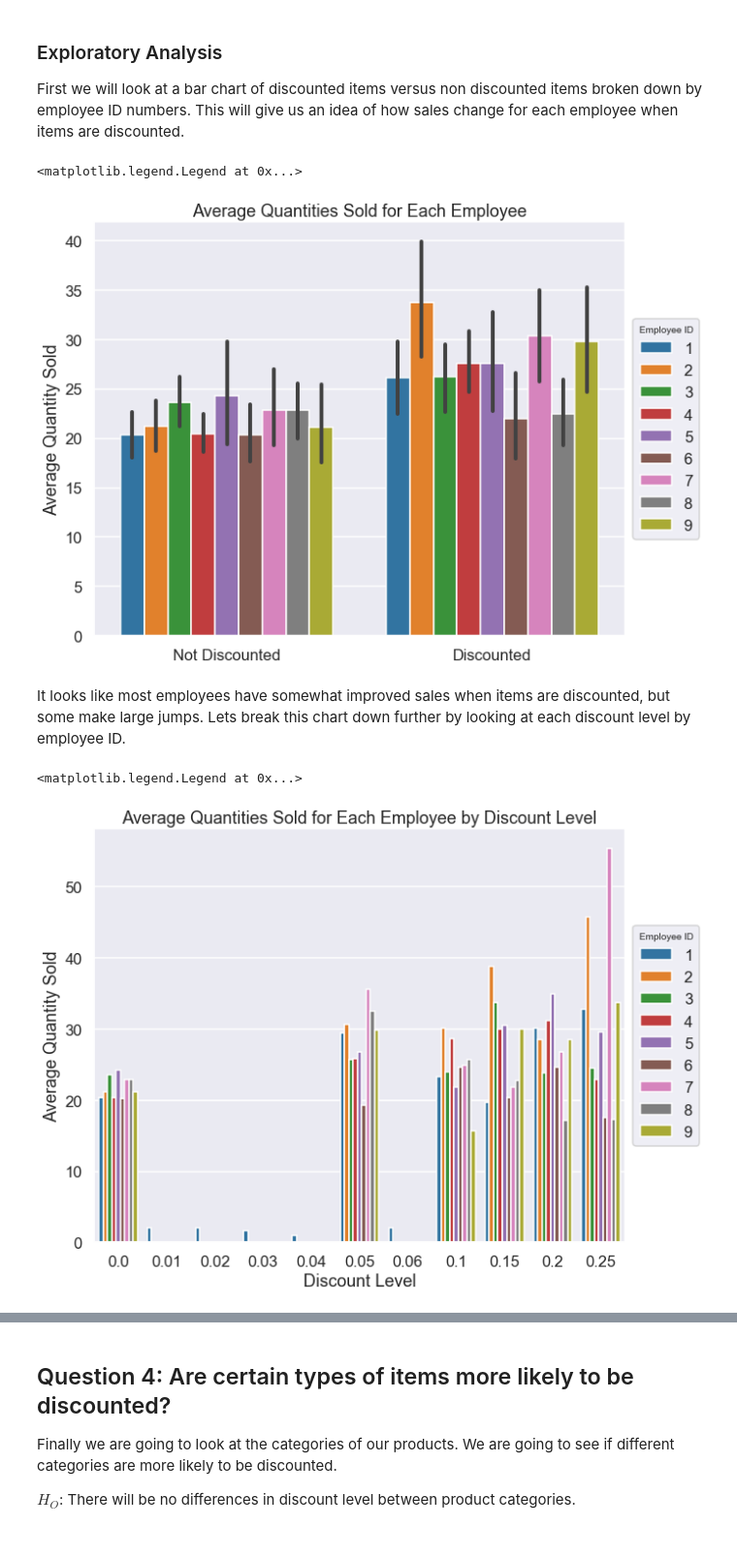
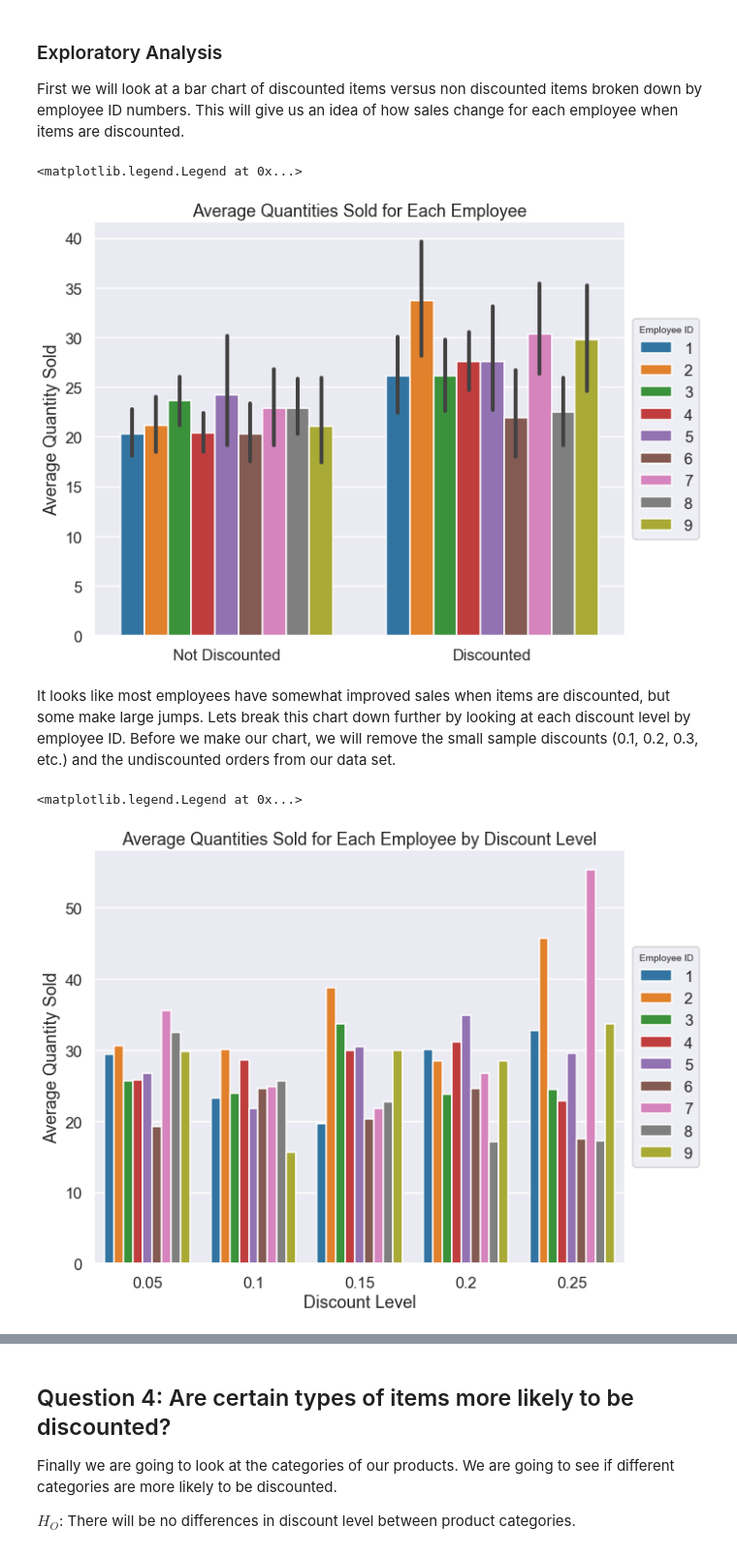
Before and after one commit to CGrannan/hypothesis-testing-with-the-Northwind-Database, a Jupyter notebook: Notebook.ipynb, the cells around one changed output, grey strips where cells are left out. Shown at 97% size. Drawn from its saved outputs; the diff is of its cells as text; code cells hidden in the pictures.

```diff
--- a/Notebook.ipynb
+++ b/Notebook.ipynb
@@ -562,24 +602,28 @@ q3.describe()
 First we will look at a bar chart of discounted items versus non discounted items broken down by employee ID numbers. This will give us an idea of how sales change for each employee when items are discounted.
 # %%
 plt.figure(figsize = (10,8))
-bars = sns.barplot(x=q3.Discounted.map(lambda x: 'Discounted' if x==1 else "Not Discounted"), y=q3.Quantity, hue=q3.EmployeeId)
+bars = sns.barplot(x=q3.Discounted.map(lambda x: 'Discounted' if x==1 else "Not Discounted"),
+                   y=q3.Quantity,
+                   hue=q3.EmployeeId)
 plt.title("Average Quantities Sold for Each Employee")
 plt.ylabel("Average Quantity Sold")
 plt.xlabel("")
 bars.legend(title='Employee ID', loc='center left', bbox_to_anchor=(1, 0.5), ncol=1)
 # %% [output]
 <matplotlib.legend.Legend at 0x...>
-[figure, old version]
+[figure, new version]
 # %% [markdown]
-It looks like most employees have somewhat improved sales when items are discounted, but some make large jumps.  Lets break this chart down further by looking at each discount level by employee ID.
+It looks like most employees have somewhat improved sales when items are discounted, but some make large jumps.  Lets break this chart down further by looking at each discount level by employee ID.  Before we make our chart, we will remove the small sample discounts (0.1, 0.2, 0.3, etc.) and the undiscounted orders from our data set.
 # %%
+for i in small_samples:
+    q3.drop(q3.loc[q3['Discount']==i].index, inplace=True)
 plt.figure(figsize=(10,8))
 bars = sns.barplot(x=q3.Discount, y= q3.Quantity, hue=q3.EmployeeId, ci=None)
 bars.legend(loc='center left', bbox_to_anchor=(1, 0.5), ncol=1)
 plt.title("Average Quantities Sold for Each Employee by Discount Level")
 plt.ylabel("Average Quantity Sold")
 plt.xlabel("Discount Level")
 bars.legend(title = 'Employee ID', loc='center left', bbox_to_anchor=(1, 0.5), ncol=1)
 # %% [output]
 <matplotlib.legend.Legend at 0x...>
-[figure, old version]
+[figure, new version]
```
Also changed, not shown: parts of 26 cells of this notebook, 1 other file.
